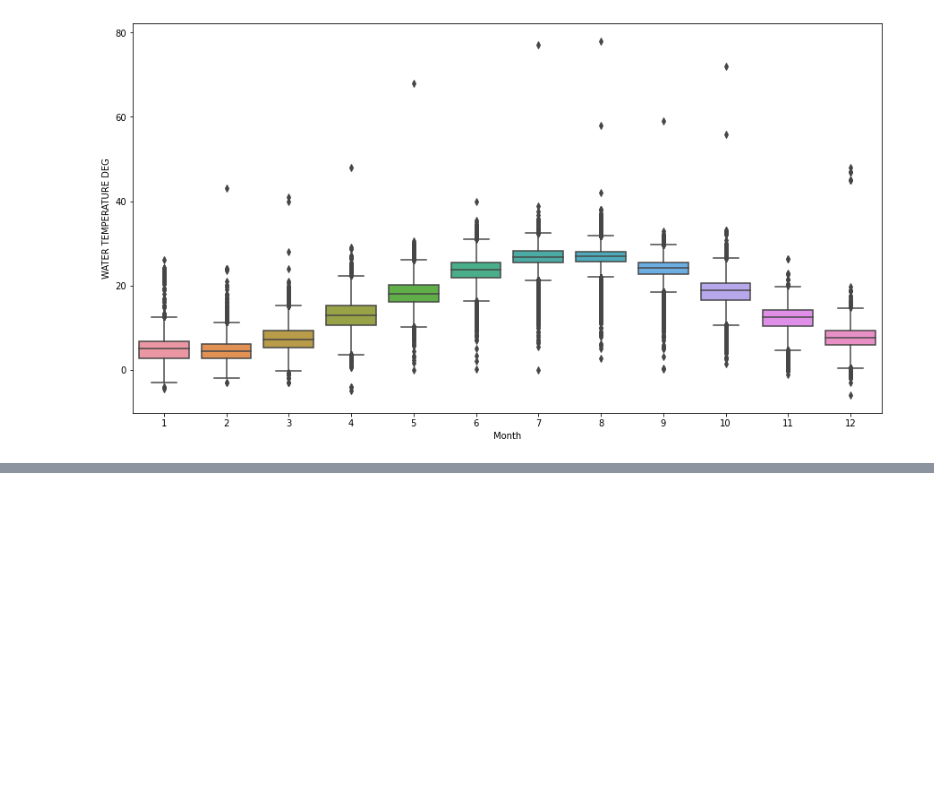
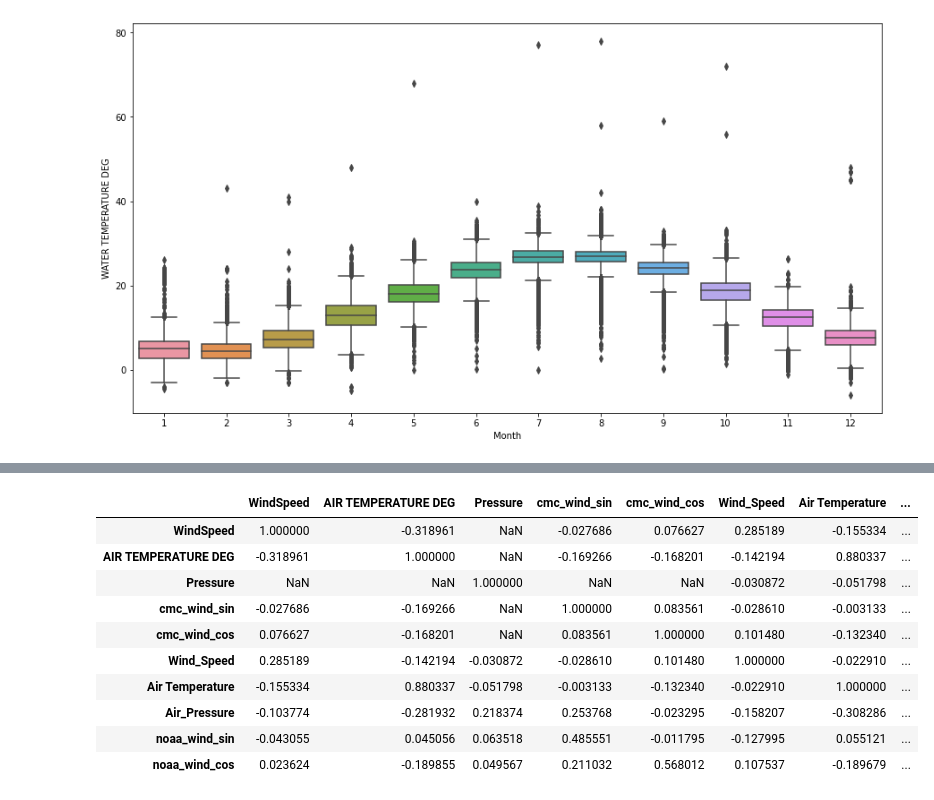
Before and after one commit to coreyryanhanson/hackthebay, a Jupyter notebook: datagathering.ipynb, the cells around one changed output, grey strips where cells are left out. Saved outputs shown, nothing was run; the diff lists cells and outputs as text; code cells hidden in the pictures; blank space fills up the shorter version.

```diff
--- a/datagathering.ipynb
+++ b/datagathering.ipynb
@@ -594,0 +472,14 @@ df.iloc[0:25,0:12]
+# %%
+examine_corr.corr()
+# %% [output]
+|  | WindSpeed | AIR TEMPERATURE DEG | Pressure | cmc_wind_sin | cmc_wind_cos | Wind_Speed | Air Temperature | ... |
+| WindSpeed | 1.000000 | -0.318961 | NaN | -0.027686 | 0.076627 | 0.285189 | -0.155334 | ... |
+| AIR TEMPERATURE DEG | -0.318961 | 1.000000 | NaN | -0.169266 | -0.168201 | -0.142194 | 0.880337 | ... |
+| Pressure | NaN | NaN | 1.000000 | NaN | NaN | -0.030872 | -0.051798 | ... |
+| cmc_wind_sin | -0.027686 | -0.169266 | NaN | 1.000000 | 0.083561 | -0.028610 | -0.003133 | ... |
+| cmc_wind_cos | 0.076627 | -0.168201 | NaN | 0.083561 | 1.000000 | 0.101480 | -0.132340 | ... |
+| Wind_Speed | 0.285189 | -0.142194 | -0.030872 | -0.028610 | 0.101480 | 1.000000 | -0.022910 | ... |
+| Air Temperature | -0.155334 | 0.880337 | -0.051798 | -0.003133 | -0.132340 | -0.022910 | 1.000000 | ... |
+| Air_Pressure | -0.103774 | -0.281932 | 0.218374 | 0.253768 | -0.023295 | -0.158207 | -0.308286 | ... |
+| noaa_wind_sin | -0.043055 | 0.045056 | 0.063518 | 0.485551 | -0.011795 | -0.127995 | 0.055121 | ... |
+| noaa_wind_cos | 0.023624 | -0.189855 | 0.049567 | 0.211032 | 0.568012 | 0.107537 | -0.189679 | ... |
```
Also changed, not shown: parts of 31 cells of this notebook, 2 other files.
